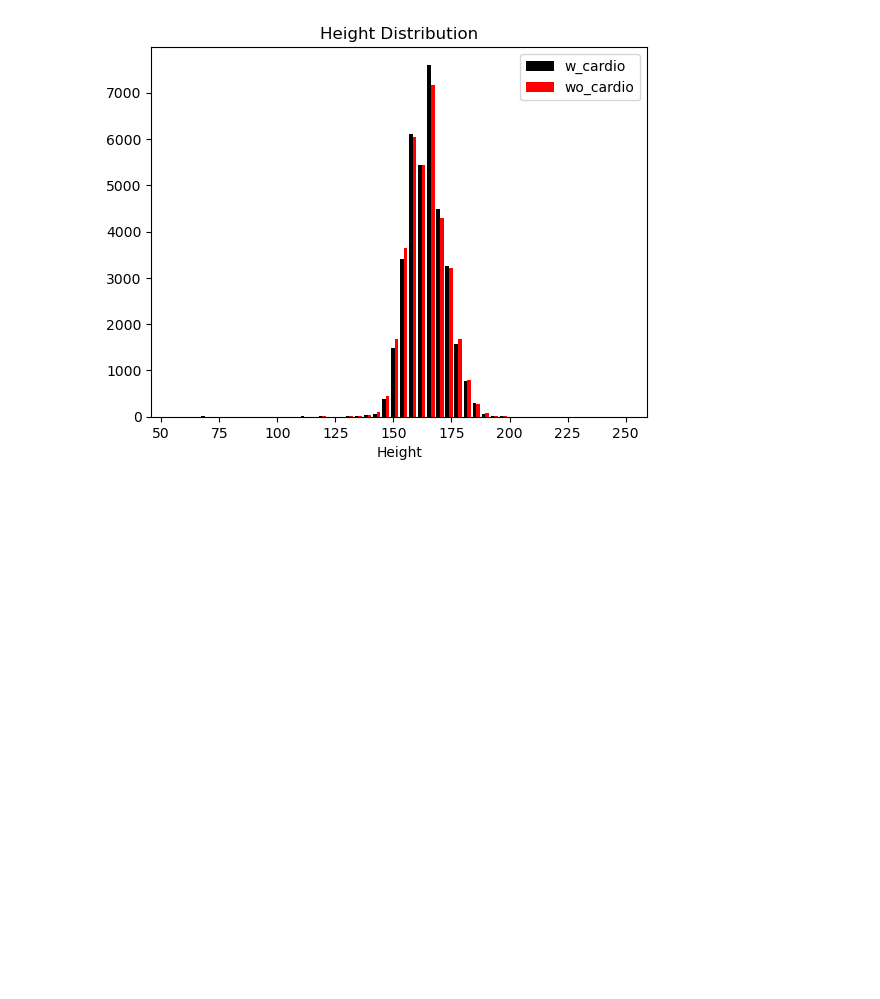
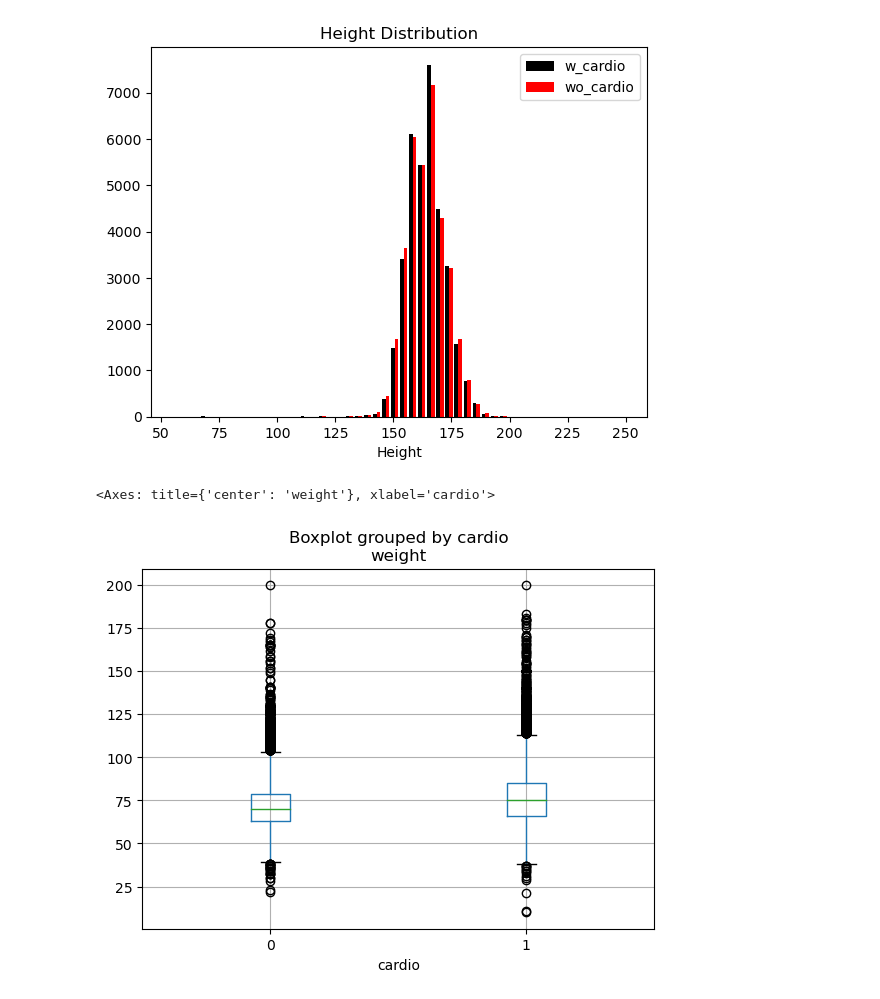
Before and after one commit to daynerco/Project4, a Jupyter notebook: DataAnalysis.ipynb, the cells around one changed output. Cells and saved outputs as stored; diff of their text form; code cells hidden in the pictures; blank space fills up the shorter version.

Commit message:
box plot with weight and cardio disease added

```diff
--- a/DataAnalysis.ipynb
+++ b/DataAnalysis.ipynb
@@ -59,3 +59,9 @@ plt.legend()
 plt.show()
 # %% [output]
 [figure]
+# %%
+# of the people who has cardio disease what is the distribution of weight
+df.boxplot(column=["weight"], by="cardio")
+# %% [output]
+<Axes: title={'center': 'weight'}, xlabel='cardio'>
+[figure, added]
```
